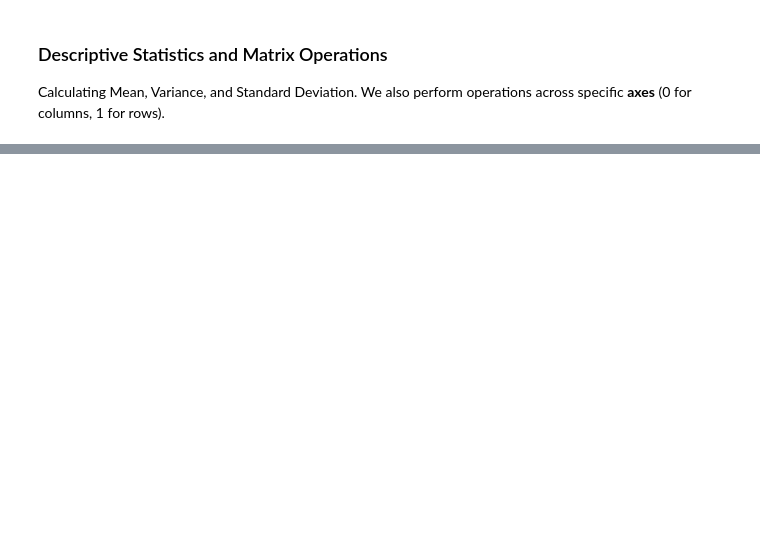
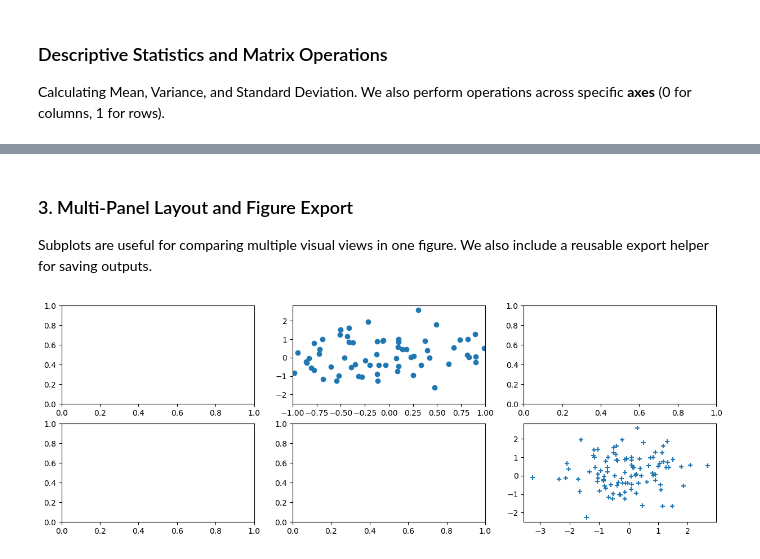
Before and after one commit to guillaume-ottolini/ISLP-Training, a Jupyter notebook: notebooks/ch2_intro_lab.ipynb, the cells around one changed output, grey strips where cells are left out. Saved outputs shown, nothing was run; the diff lists cells and outputs as text; code cells hidden in the pictures; blank space fills up the shorter version.

Commit message:
feat: add section 2.3.4; refactor: improve readability and file layout

```diff
--- a/notebooks/ch2_intro_lab.ipynb
+++ b/notebooks/ch2_intro_lab.ipynb
@@ -236,0 +292,24 @@ Mean across axis 0 (short syntax): [ 0.15030588  0.14030961 -0.34238602]
+# %% [markdown]
+### 3. Multi-Panel Layout and Figure Export
+Subplots are useful for comparing multiple visual views in one figure. We also include a reusable export helper for saving outputs.
+# %%
+def create_subplot_gallery(x_values, y_values, nrows=2, ncols=3, figsize=(15, 5)):
+    """Create a grid of subplots and place sample charts in selected panels."""
+    fig, axes = subplots(nrows=nrows, ncols=ncols, figsize=figsize)
+    axes[0, 1].plot(x_values, y_values, 'o')
+    axes[1, 2].scatter(x_values, y_values, marker='+')
+    return fig, axes
+
+def export_figure_examples(fig, axes):
+    """Save the figure in multiple formats and update one axis limit."""
+    fig.savefig("Figure.png", dpi=400)
+    fig.savefig("Figure.pdf", dpi=200)
+    axes[0, 1].set_xlim([-1, 1])
+    fig.savefig("Figure_updated.jpg")
+
+# Run the multi-panel example and export outputs.
+fig_grid, axes_grid = create_subplot_gallery(x, y)
+export_figure_examples(fig_grid, axes_grid)
+fig_grid;
+# %% [output]
+[figure, added]
```
Also changed, not shown: parts of 10 cells of this notebook, 3 other files.
